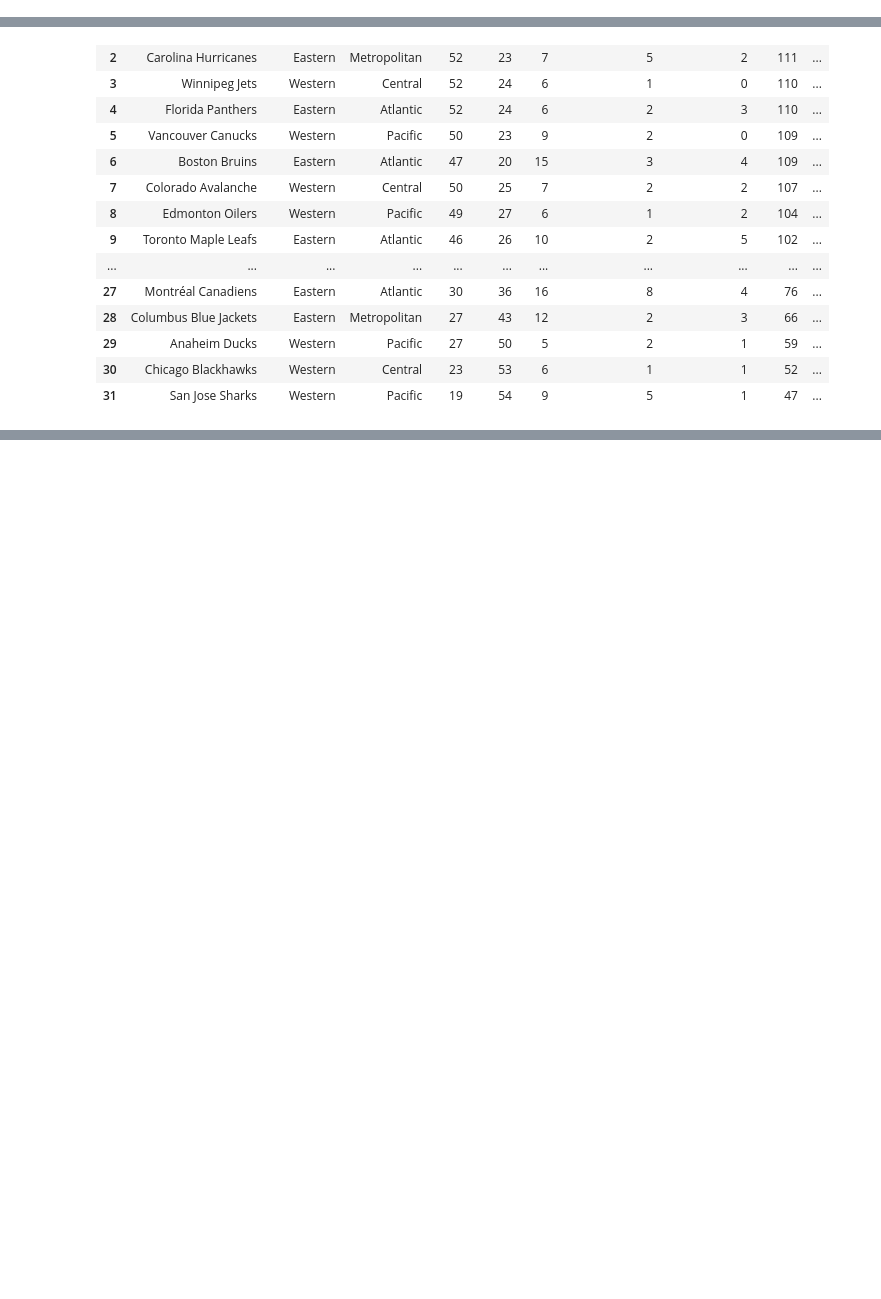
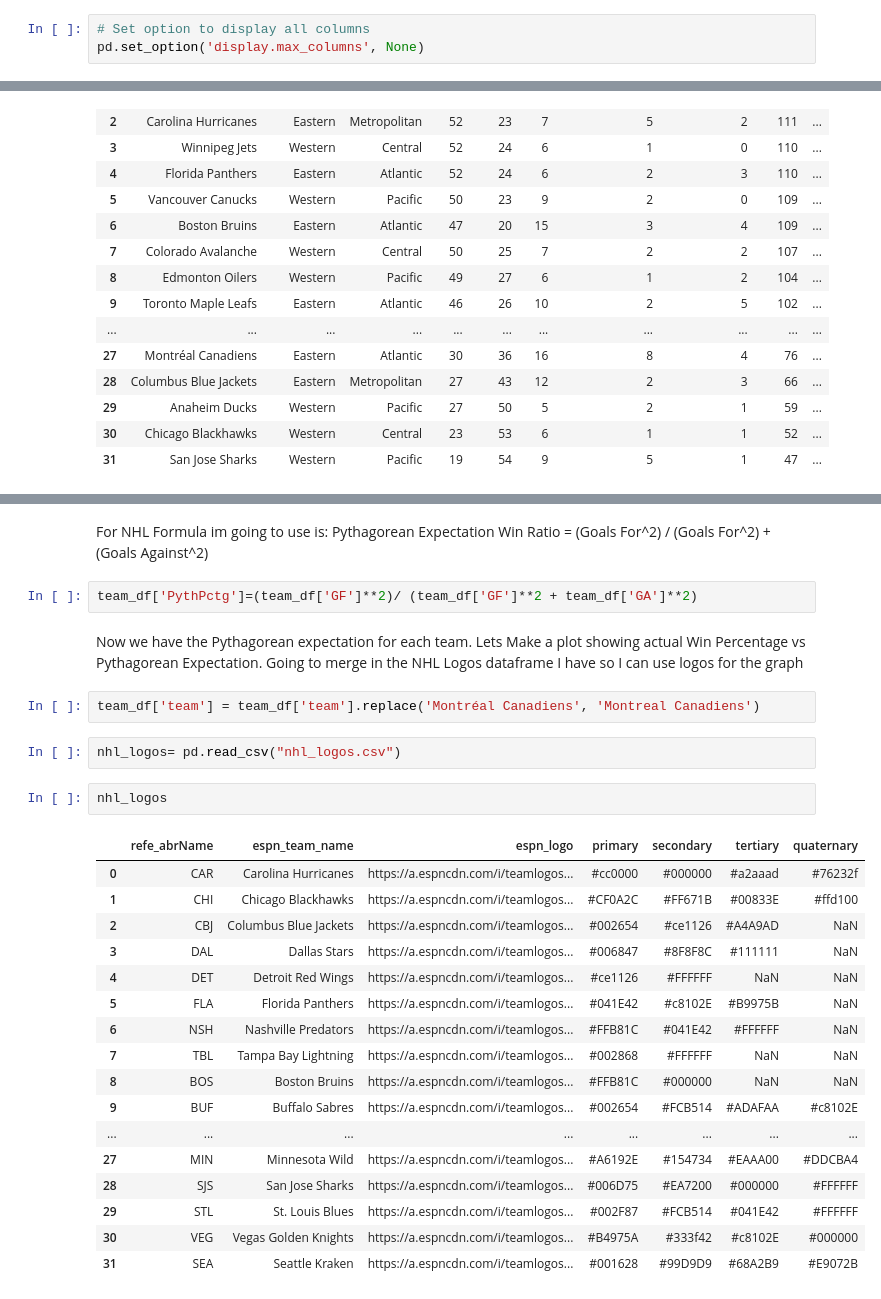
Before and after one commit to Nick3429/2025-NHL-Standings-Projections, a Jupyter notebook: standings.ipynb, the cells around one changed output, grey strips where cells are left out. Drawn from its saved outputs; the diff is of its cells as text; blank space fills up the shorter version.

```diff
--- a/standings.ipynb
+++ b/standings.ipynb
@@ -150,6 +209,9 @@ team_info_dict = {
 
 
 }
+# %%
+# Set option to display all columns
+pd.set_option('display.max_columns', None)
 # %%
 team_df= pd.DataFrame(team_info_dict)
 # %%
@@ -176,0 +239,30 @@ team_info_dict
+# %% [markdown]
+For NHL Formula im going to use is: Pythagorean Expectation Win Ratio = (Goals For^2) / (Goals For^2) + (Goals Against^2)
+# %%
+team_df['PythPctg']=(team_df['GF']**2)/ (team_df['GF']**2 + team_df['GA']**2)
+# %% [markdown]
+Now we have the Pythagorean expectation for each team. Lets Make a plot showing actual Win Percentage vs Pythagorean Expectation. Going to merge in the NHL Logos dataframe I have so I can use logos for the graph
+# %%
+team_df['team'] = team_df['team'].replace('Montréal Canadiens', 'Montreal Canadiens')
+# %%
+nhl_logos= pd.read_csv("nhl_logos.csv")
+# %%
+nhl_logos
+# %% [output]
+|  | refe_abrName | espn_team_name | espn_logo | primary | secondary | tertiary | quaternary |
+| 0 | CAR | Carolina Hurricanes | https://a.espncdn.com/i/teamlogos... | #cc0000 | #000000 | #a2aaad | #76232f |
+| 1 | CHI | Chicago Blackhawks | https://a.espncdn.com/i/teamlogos... | #CF0A2C | #FF671B | #00833E | #ffd100 |
+| 2 | CBJ | Columbus Blue Jackets | https://a.espncdn.com/i/teamlogos... | #002654 | #ce1126 | #A4A9AD | NaN |
+| 3 | DAL | Dallas Stars | https://a.espncdn.com/i/teamlogos... | #006847 | #8F8F8C | #111111 | NaN |
+| 4 | DET | Detroit Red Wings | https://a.espncdn.com/i/teamlogos... | #ce1126 | #FFFFFF | NaN | NaN |
+| 5 | FLA | Florida Panthers | https://a.espncdn.com/i/teamlogos... | #041E42 | #c8102E | #B9975B | NaN |
+| 6 | NSH | Nashville Predators | https://a.espncdn.com/i/teamlogos... | #FFB81C | #041E42 | #FFFFFF | NaN |
+| 7 | TBL | Tampa Bay Lightning | https://a.espncdn.com/i/teamlogos... | #002868 | #FFFFFF | NaN | NaN |
+| 8 | BOS | Boston Bruins | https://a.espncdn.com/i/teamlogos... | #FFB81C | #000000 | NaN | NaN |
+| 9 | BUF | Buffalo Sabres | https://a.espncdn.com/i/teamlogos... | #002654 | #FCB514 | #ADAFAA | #c8102E |
+| ... | ... | ... | ... | ... | ... | ... | ... |
+| 27 | MIN | Minnesota Wild | https://a.espncdn.com/i/teamlogos... | #A6192E | #154734 | #EAAA00 | #DDCBA4 |
+| 28 | SJS | San Jose Sharks | https://a.espncdn.com/i/teamlogos... | #006D75 | #EA7200 | #000000 | #FFFFFF |
+| 29 | STL | St. Louis Blues | https://a.espncdn.com/i/teamlogos... | #002F87 | #FCB514 | #041E42 | #FFFFFF |
+| 30 | VEG | Vegas Golden Knights | https://a.espncdn.com/i/teamlogos... | #B4975A | #333f42 | #c8102E | #000000 |
+| 31 | SEA | Seattle Kraken | https://a.espncdn.com/i/teamlogos... | #001628 | #99D9D9 | #68A2B9 | #E9072B |
```
Also changed, not shown: parts of 13 cells of this notebook, 2 other files.
